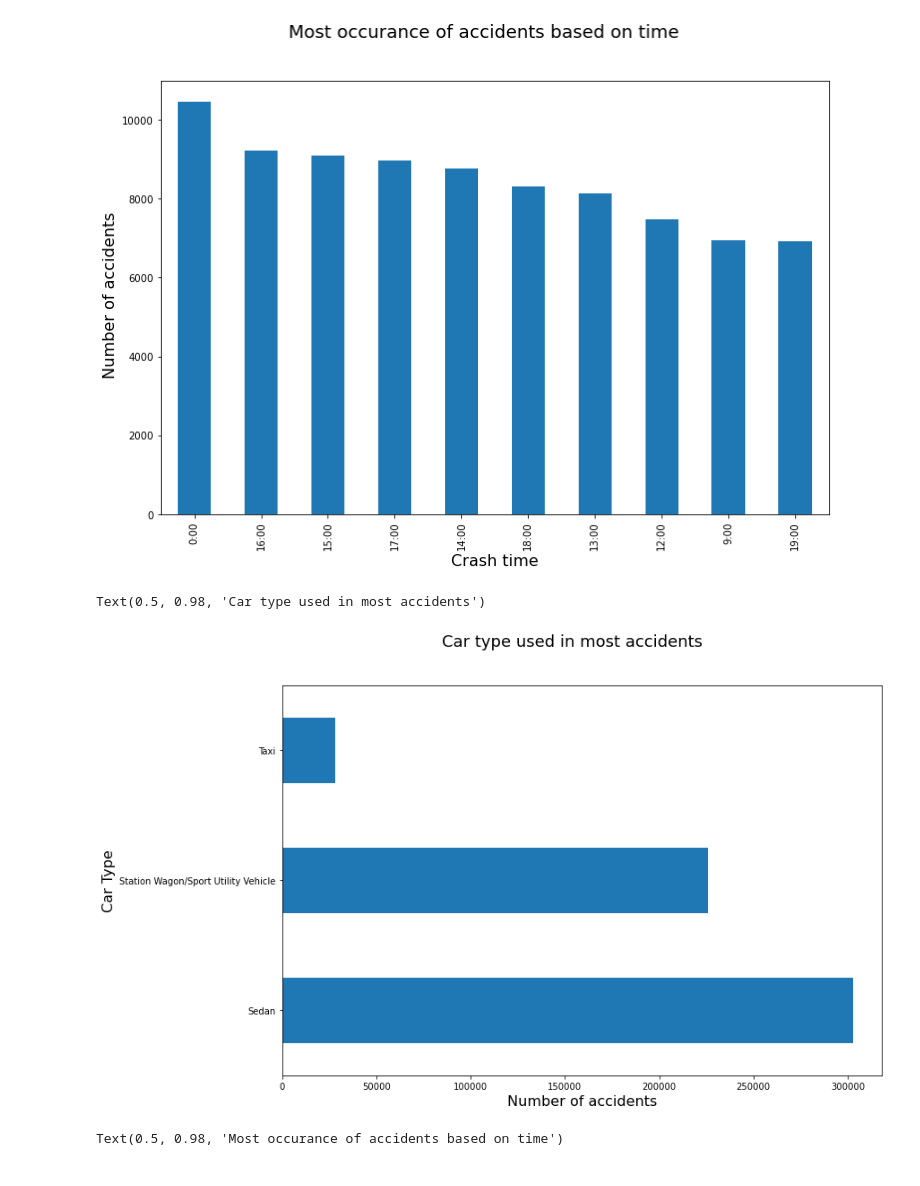
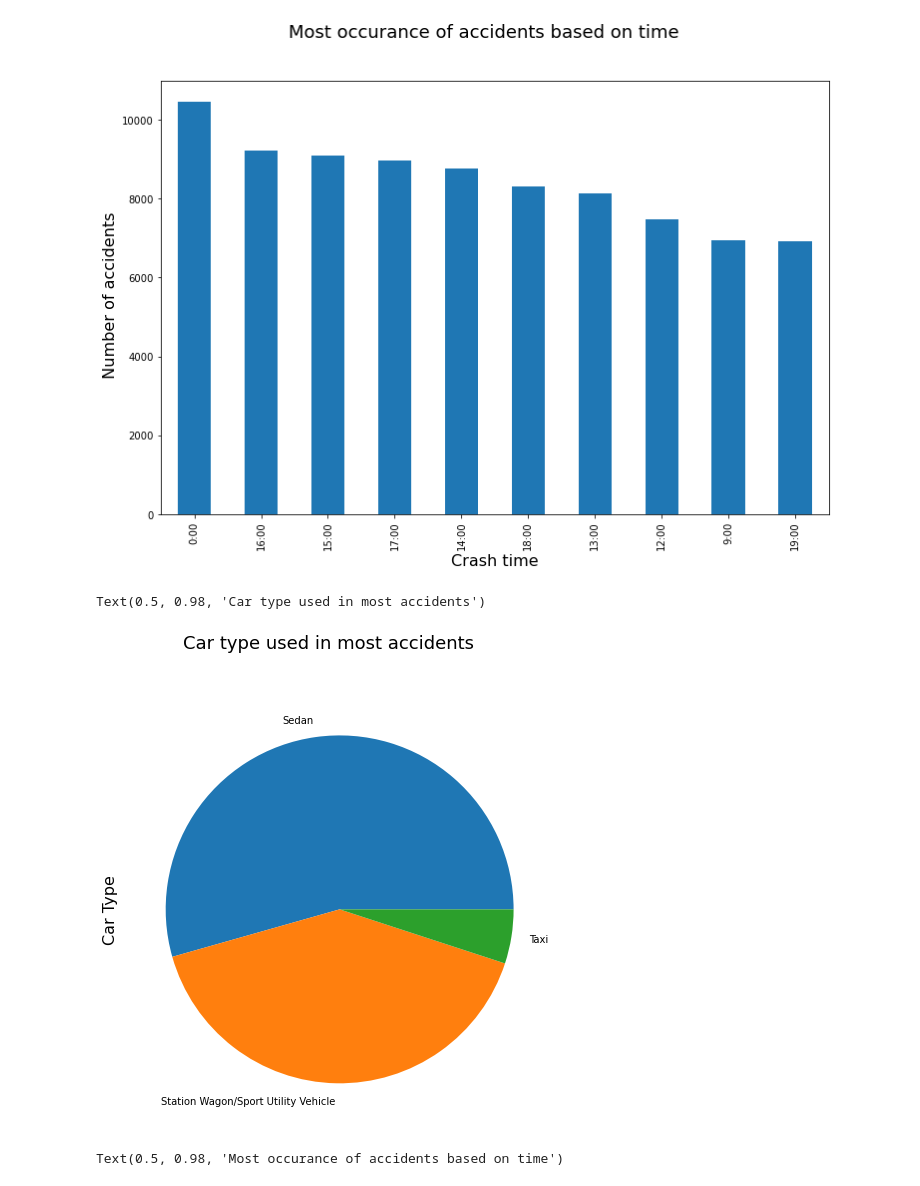
Before and after one commit to JuZNyC/CTP_Blog, a Jupyter notebook: notebook/nyc.ipynb, the cells around one changed output. Cells and saved outputs as stored; diff of their text form; code cells hidden in the pictures.

Commit message:
fixed graph

```diff
--- a/notebook/nyc.ipynb
+++ b/notebook/nyc.ipynb
@@ -96,13 +96,12 @@ plt.suptitle("Most occurance of accidents based on time", fontsize = 18)
 Text(0.5, 0.98, 'Most occurance of accidents based on time')
 [figure]
 # %%
-Validlocations['VEHICLE TYPE CODE 1'].value_counts().head(3).plot(kind='barh',figsize=(12,8))
-plt.xlabel("Number of accidents",fontsize = 16)
+Validlocations['VEHICLE TYPE CODE 1'].value_counts().head(3).plot(kind='pie',figsize=(12,8))
 plt.ylabel("Car Type" ,fontsize = 16)
 plt.suptitle("Car type used in most accidents", fontsize = 18)
 # %% [output]
 Text(0.5, 0.98, 'Car type used in most accidents')
-[figure, old version]
+[figure, new version]
 # %%
 Validlocations['CRASH DATE'].value_counts().head().plot(kind='barh',figsize=(15,10))
 plt.xlabel("Number of accidents",fontsize = 16)
```
Also changed, not shown: parts of 1 cell of this notebook.
